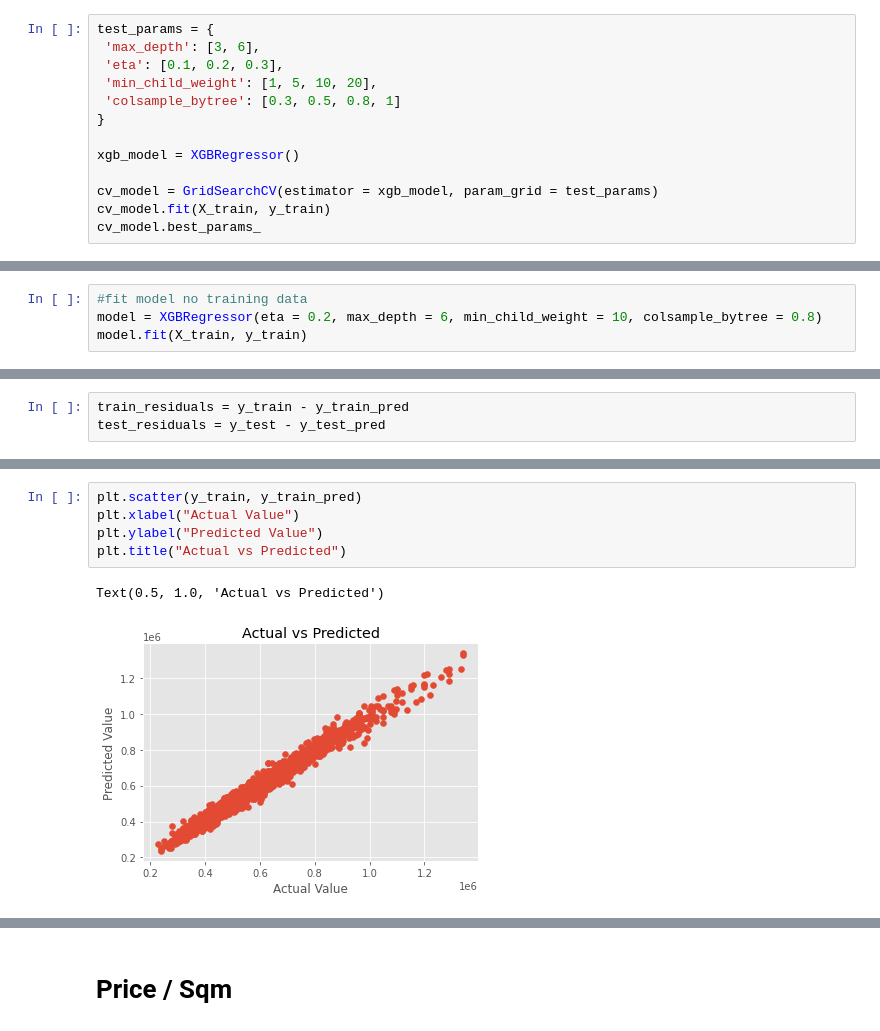
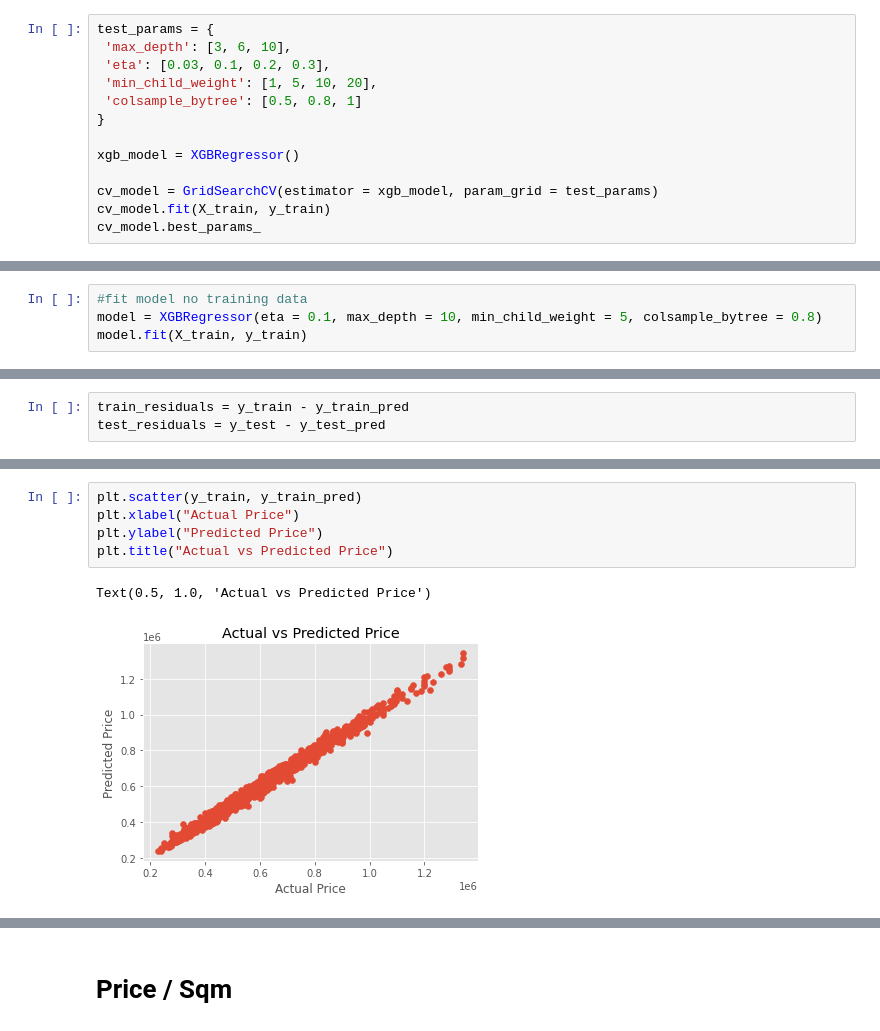
Before and after one commit to cliftonfelix/Predicting-HDB-Resale-Prices, a Jupyter notebook: resale_XGBoost.ipynb, the cells around one changed output, grey strips where cells are left out. Saved outputs shown, nothing was run; the diff lists cells and outputs as text.

```diff
--- a/resale_XGBoost.ipynb
+++ b/resale_XGBoost.ipynb
@@ -51,10 +51,10 @@ y_train = train_df["resale_price"]
 y_test = test_df["resale_price"]
 # %%
 test_params = {
- 'max_depth': [3, 6],
- 'eta': [0.1, 0.2, 0.3],
+ 'max_depth': [3, 6, 10],
+ 'eta': [0.03, 0.1, 0.2, 0.3],
  'min_child_weight': [1, 5, 10, 20],
- 'colsample_bytree': [0.3, 0.5, 0.8, 1]
+ 'colsample_bytree': [0.5, 0.8, 1]
 }
 
 xgb_model = XGBRegressor()
@@ -67,6 +67,6 @@ cv_model.best_params_
 # %%
 #fit model no training data
-model = XGBRegressor(eta = 0.2, max_depth = 6, min_child_weight = 10, colsample_bytree = 0.8)
+model = XGBRegressor(eta = 0.1, max_depth = 10, min_child_weight = 5, colsample_bytree = 0.8)
 model.fit(X_train, y_train)
 # %% [output]
 XGBRegressor(base_score=None, booster=None, callbacks=None,
@@ -141,11 +141,11 @@ Text(0.5, 1.0, 'Residual Plot')
 # %%
 plt.scatter(y_train, y_train_pred)
-plt.xlabel("Actual Value")
-plt.ylabel("Predicted Value")
-plt.title("Actual vs Predicted")
+plt.xlabel("Actual Price")
+plt.ylabel("Predicted Price")
+plt.title("Actual vs Predicted Price")
 # %% [output]
-Text(0.5, 1.0, 'Actual vs Predicted')
+Text(0.5, 1.0, 'Actual vs Predicted Price')
-[figure, old version]
+[figure, new version]
 # %%
 plot_importance(model, max_num_features = 10)
 # %% [output]
```
Also changed, not shown: parts of 26 cells of this notebook.
